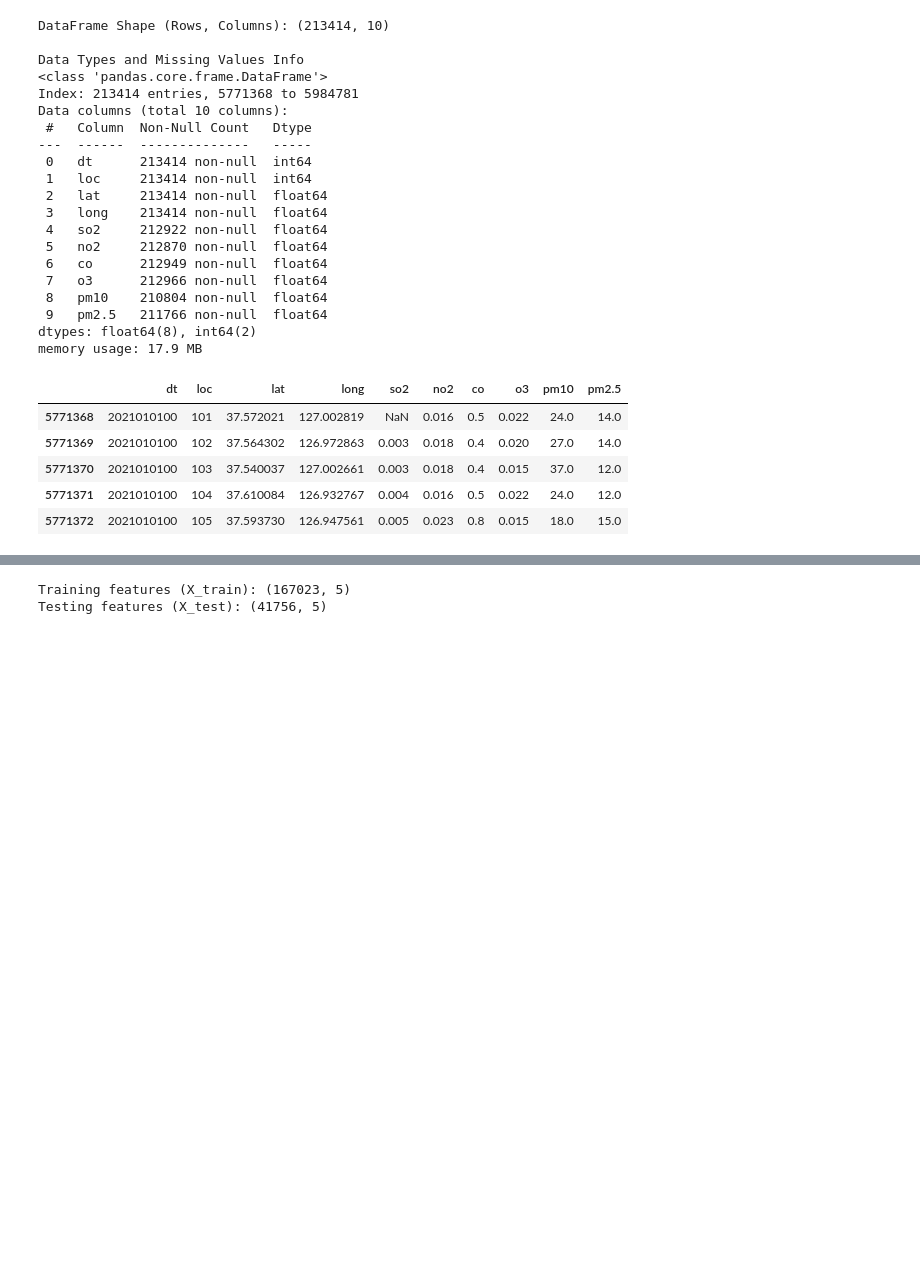
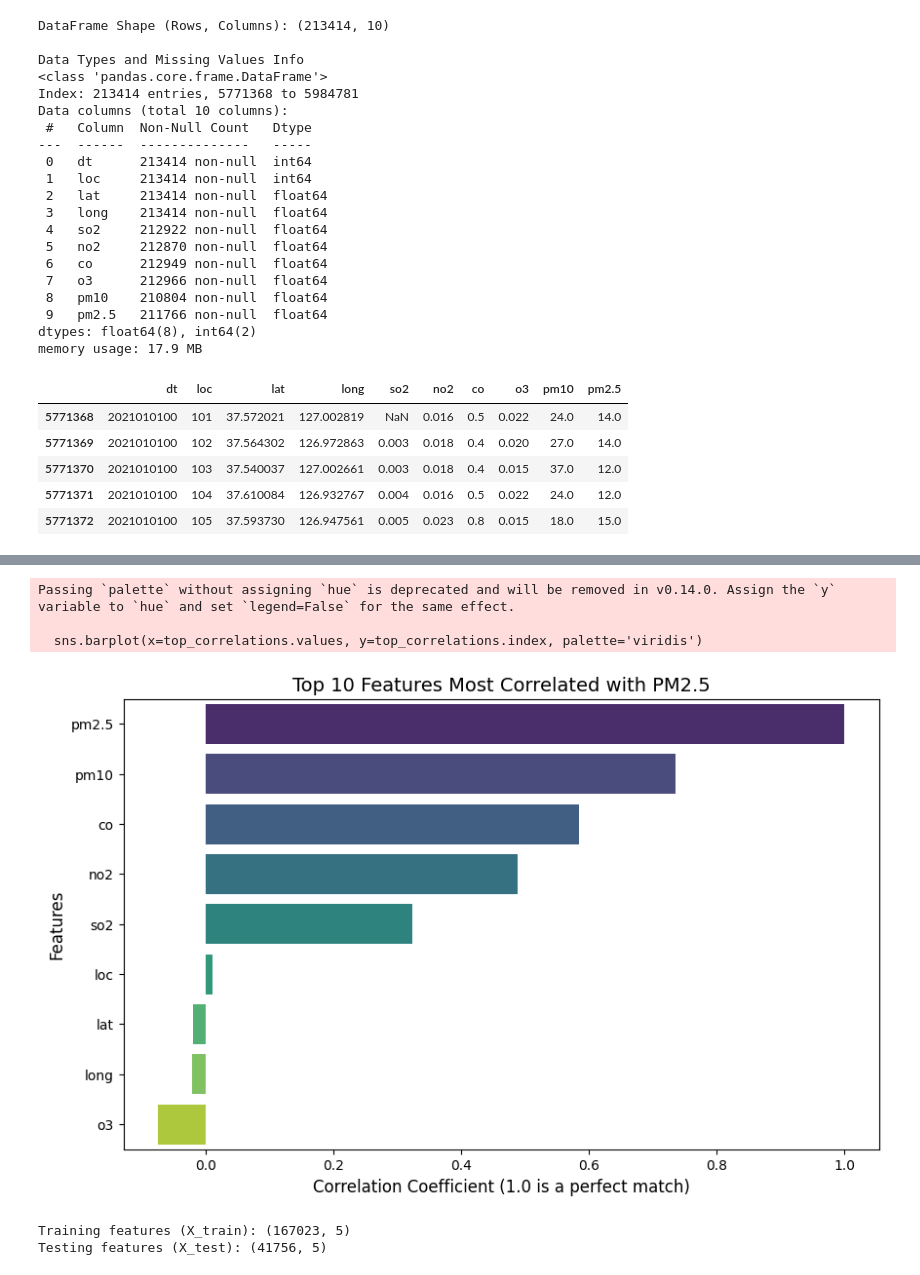
Before and after one commit to Bellani-Wassim/aipm-mo, a Jupyter notebook: 01_data_ingestion.ipynb, the cells around one changed output, grey strips where cells are left out. Drawn from its saved outputs; the diff is of its cells as text; code cells hidden in the pictures; blank space fills up the shorter version.

Commit message:
fix: format date and feature engineering

```diff
--- a/01_data_ingestion.ipynb
+++ b/01_data_ingestion.ipynb
@@ -88,0 +98,8 @@ memory usage: 17.9 MB
+# %%
+df_year = df_year.copy()
+
+# Convert the 'dt' column to a proper datetime format
+df_year['dt'] = pd.to_datetime(df_year['dt'], format='%Y%m%d%H')
+
+print(df_year['dt'].head())
+print(df_year['dt'].tail())
@@ -88,0 +119,19 @@ memory usage: 17.9 MB
+# %%
+numeric_df = df_year.select_dtypes(include=['float64', 'int64'])
+
+top_correlations = numeric_df.corr()['pm2.5'].sort_values(ascending=False).head(10)
+
+plt.figure(figsize=(10, 6))
+
+sns.barplot(x=top_correlations.values, y=top_correlations.index, palette='viridis')
+
+plt.title("Top 10 Features Most Correlated with PM2.5", fontsize=14)
+plt.xlabel("Correlation Coefficient (1.0 is a perfect match)", fontsize=12)
+plt.ylabel("Features", fontsize=12)
+
+plt.show()
+# %% [output]
+Passing `palette` without assigning `hue` is deprecated and will be removed in v0.14.0. Assign the `y` variable to `hue` and set `legend=False` for the same effect.
+
+  sns.barplot(x=top_correlations.values, y=top_correlations.index, palette='viridis')
+[figure, added]
```
Also changed, not shown: parts of 6 cells of this notebook.
